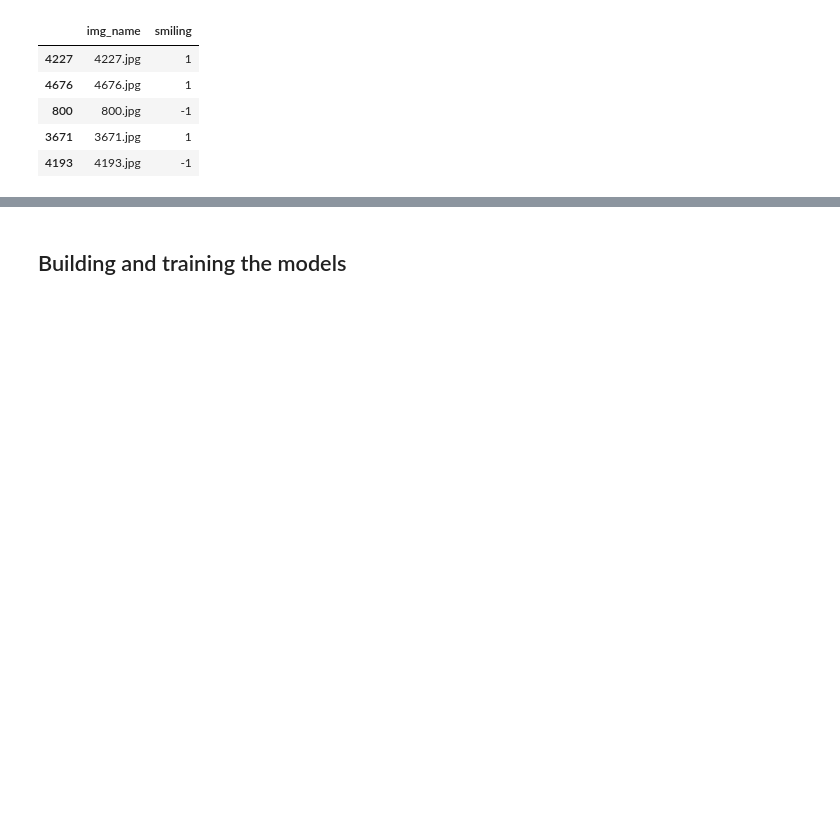
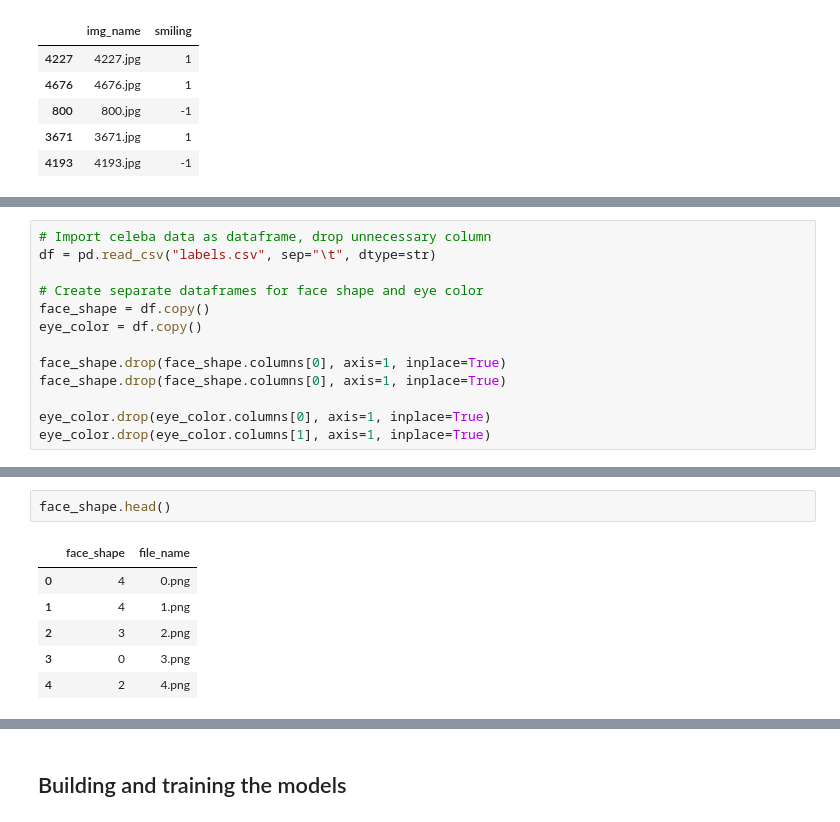
Before and after one commit to raphaelfloresca/AMLS, a Jupyter notebook: Colab Notebooks/AMLS final project (Keras).ipynb, the cells around one changed output, grey strips where cells are left out. Drawn from its saved outputs; the diff is of its cells as text; blank space fills up the shorter version.

```diff
--- a/Colab Notebooks/AMLS final project (Keras).ipynb
+++ b/Colab Notebooks/AMLS final project (Keras).ipynb
@@ -272,0 +322,13 @@ Found 800 validated image filenames belonging to 2 classes.
+# %%
+# Import celeba data as dataframe, drop unnecessary column
+df = pd.read_csv("labels.csv", sep="\t", dtype=str)
+
+# Create separate dataframes for face shape and eye color
+face_shape = df.copy()
+eye_color = df.copy()
+
+face_shape.drop(face_shape.columns[0], axis=1, inplace=True)
+face_shape.drop(face_shape.columns[0], axis=1, inplace=True)
+
+eye_color.drop(eye_color.columns[0], axis=1, inplace=True)
+eye_color.drop(eye_color.columns[1], axis=1, inplace=True)
@@ -272,0 +344,9 @@ Found 800 validated image filenames belonging to 2 classes.
+# %%
+face_shape.head()
+# %% [output]
+|  | face_shape | file_name |
+| 0 | 4 | 0.png |
+| 1 | 4 | 1.png |
+| 2 | 3 | 2.png |
+| 3 | 0 | 3.png |
+| 4 | 2 | 4.png |
```
Also changed, not shown: parts of 60 cells of this notebook, 28 other files.
